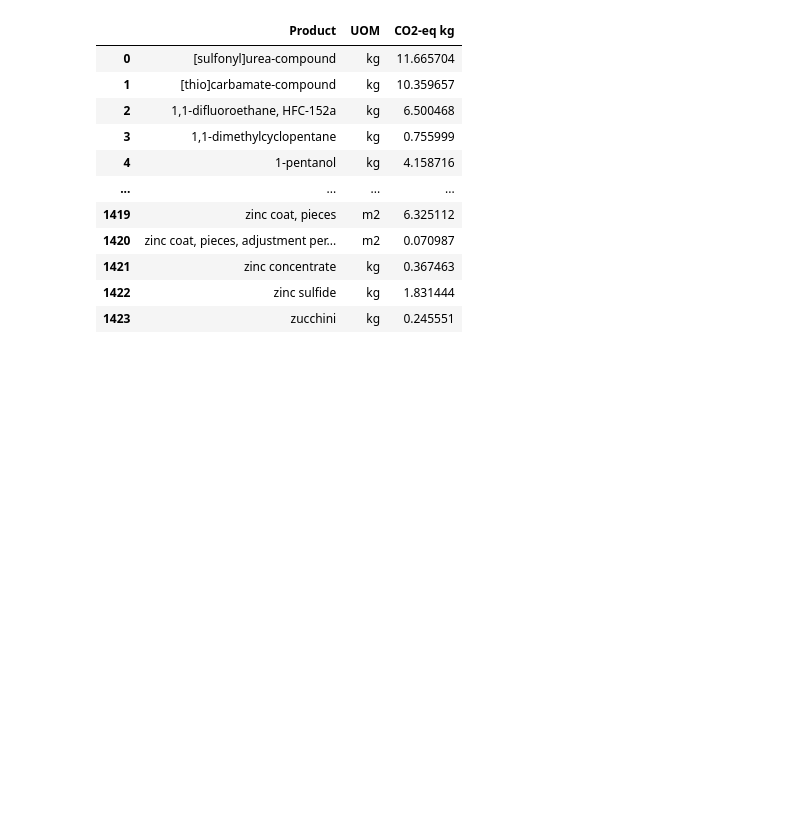
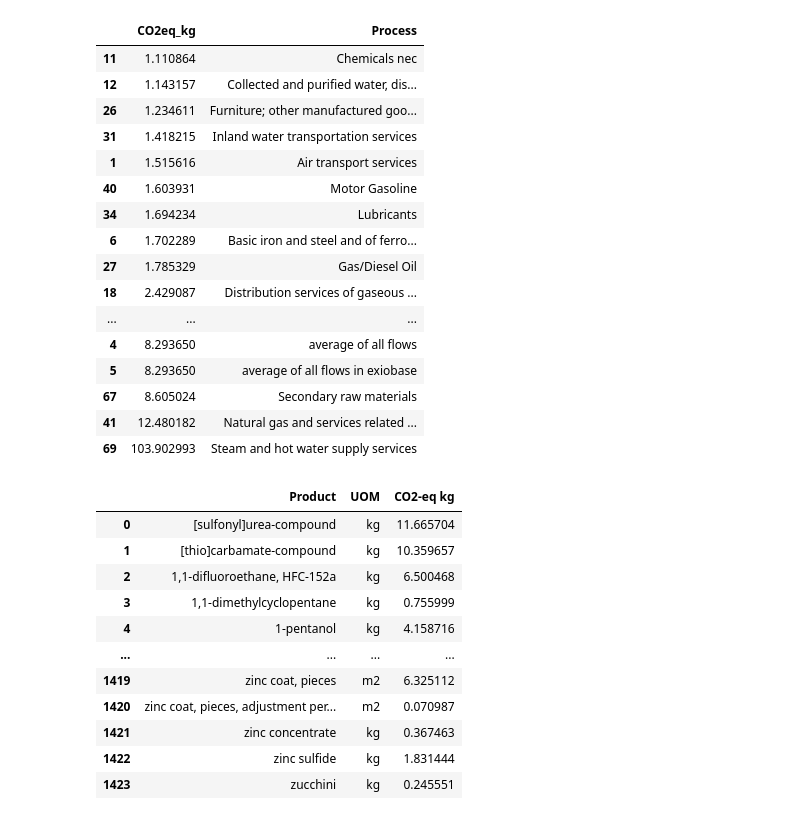
Before and after one commit to jagger-en/team-cyber-cat, a Jupyter notebook: data_analysis.ipynb, the cells around one changed output. Cells and saved outputs as stored; diff of their text form; code cells hidden in the pictures; blank space fills up the shorter version.

```diff
--- a/data_analysis.ipynb
+++ b/data_analysis.ipynb
@@ -23,3 +48,23 @@ df_emissions_eur
+# %%
+df_important.tail(20)
+# %% [output]
+|  | CO2eq_kg | Process |
+| 11 | 1.110864 | Chemicals nec |
+| 12 | 1.143157 | Collected and purified water, dis... |
+| 26 | 1.234611 | Furniture; other manufactured goo... |
+| 31 | 1.418215 | Inland water transportation services |
+| 1 | 1.515616 | Air transport services |
+| 40 | 1.603931 | Motor Gasoline |
+| 34 | 1.694234 | Lubricants |
+| 6 | 1.702289 | Basic iron and steel and of ferro... |
+| 27 | 1.785329 | Gas/Diesel Oil |
+| 18 | 2.429087 | Distribution services of gaseous ... |
+| ... | ... | ... |
+| 4 | 8.293650 | average of all flows |
+| 5 | 8.293650 | average of all flows in exiobase |
+| 67 | 8.605024 | Secondary raw materials |
+| 41 | 12.480182 | Natural gas and services related ... |
+| 69 | 103.902993 | Steam and hot water supply services |
 # %%
 df_emissions_uom
 # %% [output]
```
Also changed, not shown: parts of 12 cells of this notebook.
